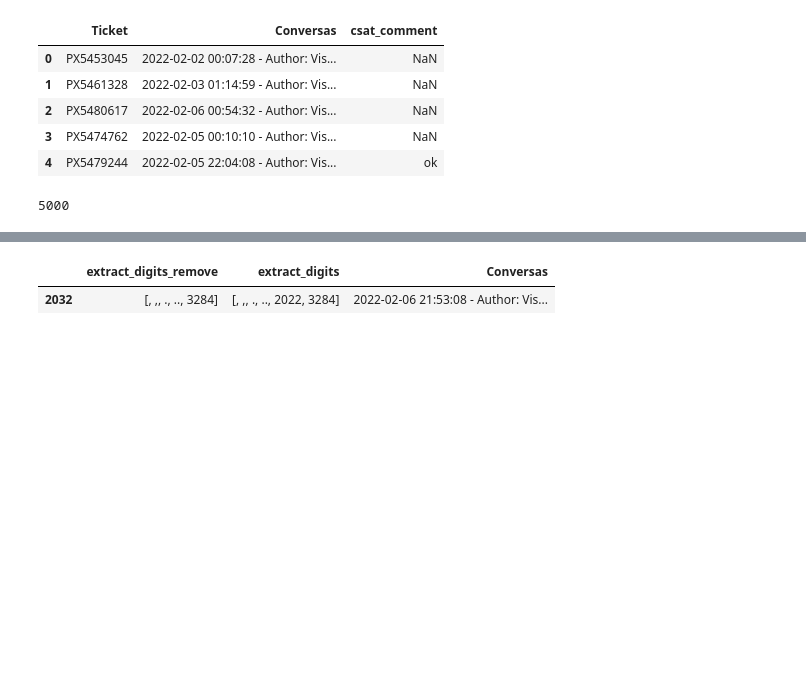
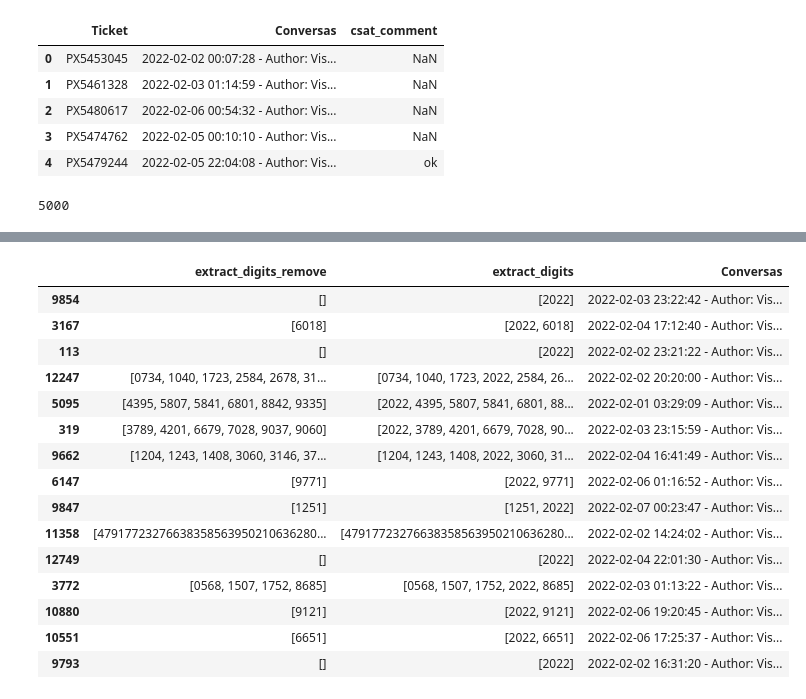
Before and after one commit to engineer-inks/model_fkeywords, a Jupyter notebook: notebooks/teste-docker.ipynb, the cells around one changed output, grey strips where cells are left out. Drawn from its saved outputs; the diff is of its cells as text; code cells hidden in the pictures; blank space fills up the shorter version.

```diff
--- a/notebooks/teste-docker.ipynb
+++ b/notebooks/teste-docker.ipynb
@@ -82,10 +82,24 @@ df[['extract_digits', coluna_texto]].head(3)
 list_numbers = ['2022']
 df['extract_digits_remove'] = df['extract_digits'].apply(lambda x: extractor.remove_specific_numbers(x, list_numbers))
 # %%
-df[['extract_digits_remove','extract_digits', coluna_texto]].head(1)
+df[['extract_digits_remove','extract_digits', coluna_texto]].head(15)
 # %% [output]
 |  | extract_digits_remove | extract_digits | Conversas |
-| 2032 | [, ,, ., .., 3284] | [, ,, ., .., 2022, 3284] | 2022-02-06 21:53:08 - Author: Vis... |
+| 9854 | [] | [2022] | 2022-02-03 23:22:42 - Author: Vis... |
+| 3167 | [6018] | [2022, 6018] | 2022-02-04 17:12:40 - Author: Vis... |
+| 113 | [] | [2022] | 2022-02-02 23:21:22 - Author: Vis... |
+| 12247 | [0734, 1040, 1723, 2584, 2678, 31... | [0734, 1040, 1723, 2022, 2584, 26... | 2022-02-02 20:20:00 - Author: Vis... |
+| 5095 | [4395, 5807, 5841, 6801, 8842, 9335] | [2022, 4395, 5807, 5841, 6801, 88... | 2022-02-01 03:29:09 - Author: Vis... |
+| 319 | [3789, 4201, 6679, 7028, 9037, 9060] | [2022, 3789, 4201, 6679, 7028, 90... | 2022-02-03 23:15:59 - Author: Vis... |
+| 9662 | [1204, 1243, 1408, 3060, 3146, 37... | [1204, 1243, 1408, 2022, 3060, 31... | 2022-02-04 16:41:49 - Author: Vis... |
+| 6147 | [9771] | [2022, 9771] | 2022-02-06 01:16:52 - Author: Vis... |
+| 9847 | [1251] | [1251, 2022] | 2022-02-07 00:23:47 - Author: Vis... |
+| 11358 | [47917723276638358563950210636280... | [47917723276638358563950210636280... | 2022-02-02 14:24:02 - Author: Vis... |
+| 12749 | [] | [2022] | 2022-02-04 22:01:30 - Author: Vis... |
+| 3772 | [0568, 1507, 1752, 8685] | [0568, 1507, 1752, 2022, 8685] | 2022-02-03 01:13:22 - Author: Vis... |
+| 10880 | [9121] | [2022, 9121] | 2022-02-06 19:20:45 - Author: Vis... |
+| 10551 | [6651] | [2022, 6651] | 2022-02-06 17:25:37 - Author: Vis... |
+| 9793 | [] | [2022] | 2022-02-02 16:31:20 - Author: Vis... |
 # %%
 df['len'] = df['extract_digits_remove'].str.len()
 # %%
```
Also changed, not shown: parts of 3 cells of this notebook, 1 other file.
